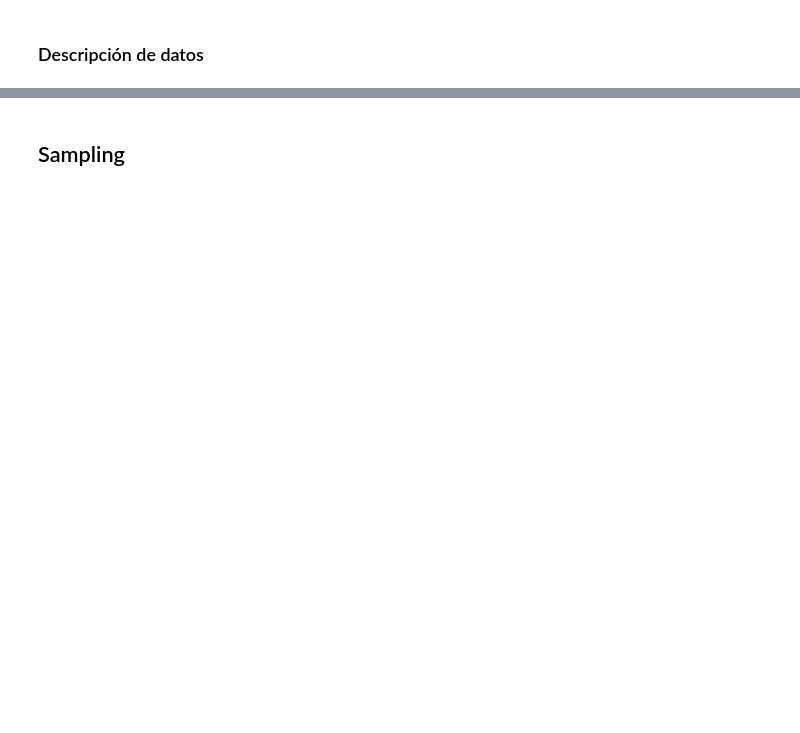
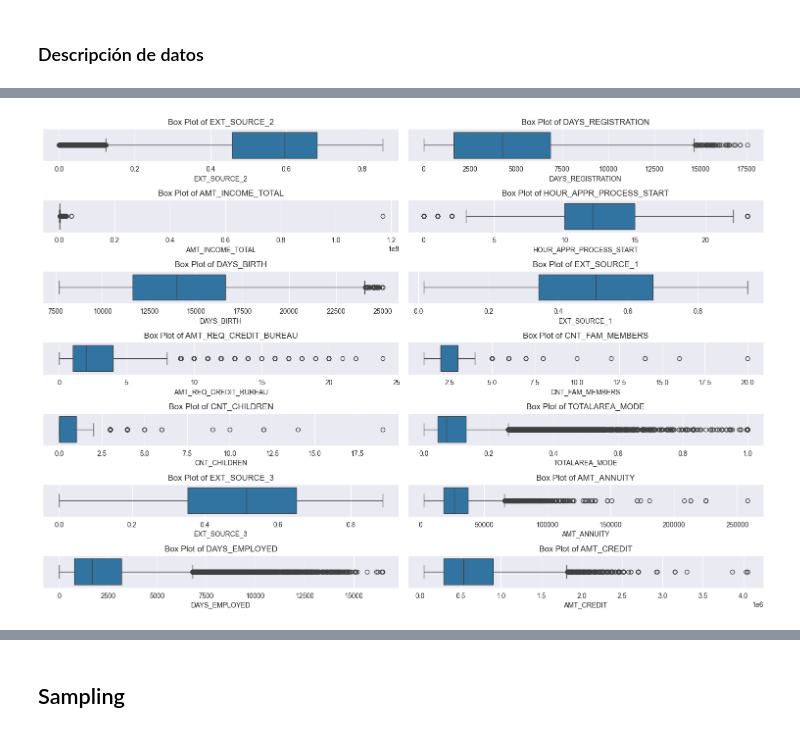
Before and after one commit to maho10/finalSeminarioII, a Jupyter notebook: analisis_exploratorio.ipynb, the cells around one changed output, grey strips where cells are left out. Drawn from its saved outputs; the diff is of its cells as text; code cells hidden in the pictures; blank space fills up the shorter version.

```diff
--- a/analisis_exploratorio.ipynb
+++ b/analisis_exploratorio.ipynb
@@ -259,23 +264,21 @@ data.describe()
 # %%
 categorical_cols = ['TARGET', 'NAME_CONTRACT_TYPE', 'FLAG_OWN_CAR',
        'FLAG_OWN_REALTY', 'NAME_INCOME_TYPE', 'NAME_EDUCATION_TYPE',
-       'NAME_FAMILY_STATUS', 'NAME_HOUSING_TYPE', 'FLAG_WORK_PHONE', 'FLAG_PHONE',
-       'OCCUPATION_TYPE', 'REGION_RATING_CLIENT',
-       'REGION_RATING_CLIENT_W_CITY', 'WEEKDAY_APPR_PROCESS_START',
-       'REG_REGION_NOT_WORK_REGION',
-       'LIVE_REGION_NOT_WORK_REGION', 'REG_CITY_NOT_LIVE_CITY',
-       'REG_CITY_NOT_WORK_CITY', 'LIVE_CITY_NOT_WORK_CITY']
+       'NAME_FAMILY_STATUS', 'NAME_HOUSING_TYPE',
+       'OCCUPATION_TYPE', 'REGION_RATING_CLIENT', 'WEEKDAY_APPR_PROCESS_START', 'INFO_FLAG', 'FALSE_INFO','WALLSMATERIAL_MODE']
 numerical_cols = list(set(data.columns) - set(categorical_cols))
 
 # Plot box plots for each numerical variable
 plt.figure(figsize=(15, 20))
 for i, col in enumerate(numerical_cols, 1):
     plt.subplot(len(numerical_cols), 2, i)
     sns.boxplot(x=data[col])
     plt.title(f'Box Plot of {col}')
     plt.tight_layout()
 
 plt.show()
+# %% [output]
+[figure, added]
 # %%
 data = data.loc[data['DAYS_EMPLOYED'] < 7300]
 data = data.loc[data['DAYS_REGISTRATION'] < 17000]
```
Also changed, not shown: parts of 22 cells of this notebook.
